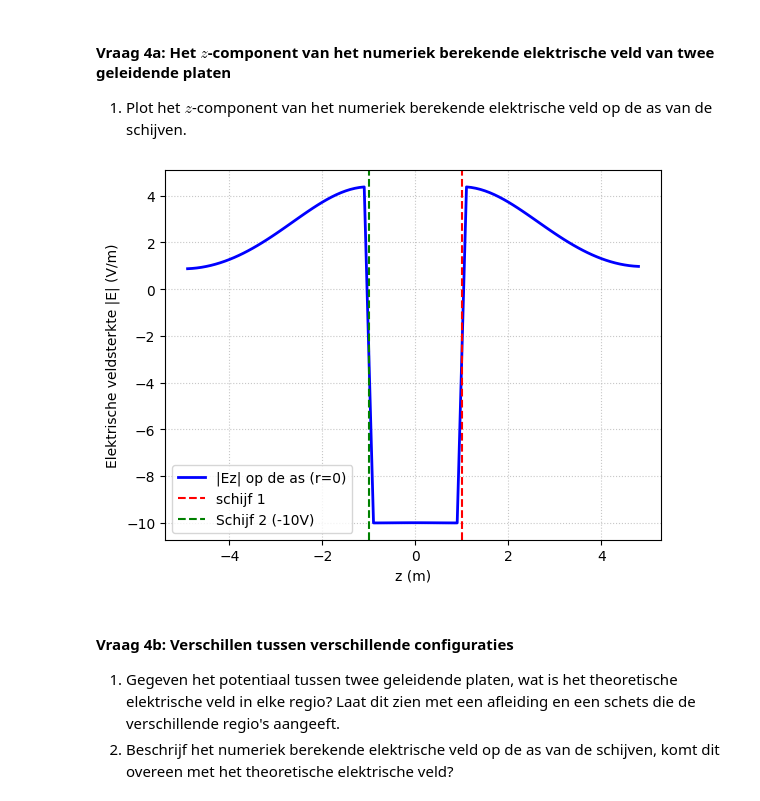
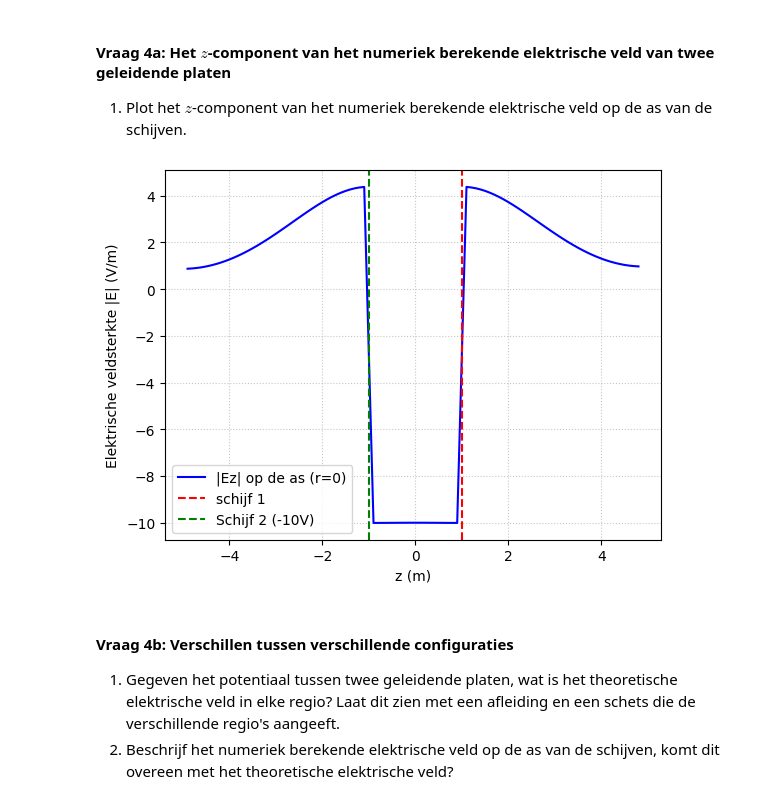
Before and after one commit to cedricleiden/DEF-D-opdrachten-Cedric-Peignier, a Jupyter notebook: DigitaleOntwerpopdrachten/1CondensatorOpdracht/CondensatorOntwerpopdracht(3&4 opnieuw).ipynb, the cells around one changed output. Saved outputs shown, nothing was run; the diff lists cells and outputs as text; code cells hidden in the pictures.

```diff
--- a/DigitaleOntwerpopdrachten/1CondensatorOpdracht/CondensatorOntwerpopdracht(3&4 opnieuw).ipynb
+++ b/DigitaleOntwerpopdrachten/1CondensatorOpdracht/CondensatorOntwerpopdracht(3&4 opnieuw).ipynb
@@ -557,26 +562,26 @@ plot_results_disk(Ez, Er, normE, V, r, z, grid_step, disk_radius, z_pos_disk1, z
 # %%
 
 
 axis_idx_r = 0
 
 # haal alleen de z waarden op de as
 # gebruiken z_for_E omdat de randpunten zijn weggevallen bij de berekening
 Ez_axis = Ez[:, axis_idx_r]
 
 # Plot de resultaten
 
-plt.plot(z_for_E, Ez_axis, label='|Ez| op de as (r=0)', color='blue', linewidth=2)
+plt.plot(z_for_E, Ez_axis, label='|Ez| op de as (r=0)', color='blue')
 
 # Markeer de positie van de schijf
 plt.axvline(x=z_pos_disk1, color='red', linestyle='--', label='schijf 1')
 plt.axvline(x=z_pos_disk2, color='green', linestyle='--', label=f'Schijf 2 ({V2}V)')
 plt.xlabel('z (m)')
 plt.ylabel('Elektrische veldsterkte |E| (V/m)')
 plt.grid(True, linestyle=':', alpha=0.7)
 plt.legend()
 plt.show()
 # %% [output]
-[figure, old version]
+[figure, new version]
 # %% [markdown]
 #### Vraag 4b: Verschillen tussen verschillende configuraties
 
```
Also changed, not shown: parts of 4 cells of this notebook.
